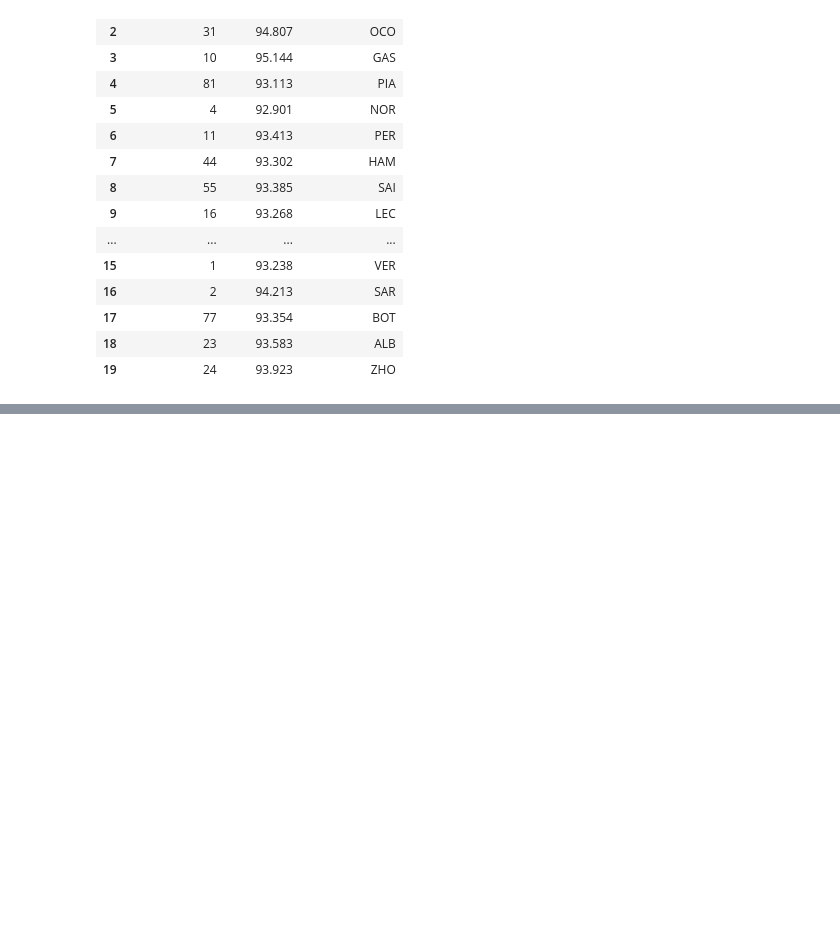
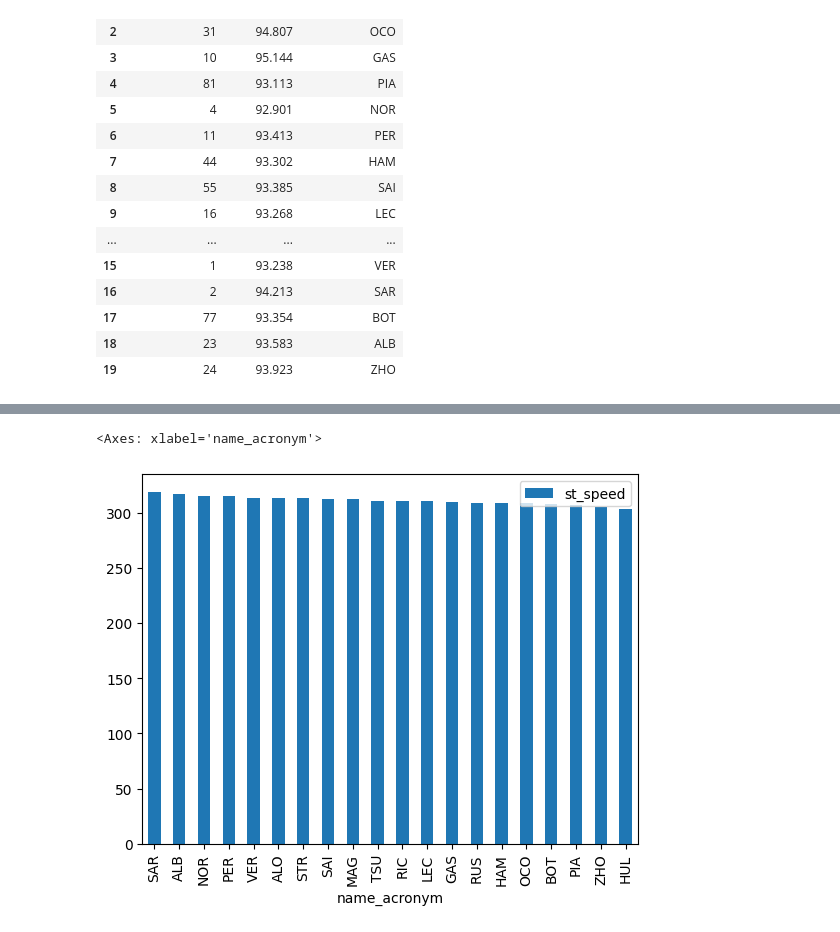
Before and after one commit to frankdelpiero/F1_notebooks, a Jupyter notebook: F1_24/Bahrain_Resume.ipynb, the cells around one changed output, grey strips where cells are left out. Drawn from its saved outputs; the diff is of its cells as text; code cells hidden in the pictures; blank space fills up the shorter version.

Commit message:
Updated Free Practice 2 and Qualy

```diff
--- a/F1_24/Bahrain_Resume.ipynb
+++ b/F1_24/Bahrain_Resume.ipynb
@@ -347,0 +361,17 @@ ValueError: cannot insert delta, already exists
+# %%
+# Speed Trap
+def obtain_speed_trap_maximum(driver,dataset,newdataset):
+    st_speed = dataset.query("driver_number == @driver").st_speed.max()
+    new_row = {'driver_number':driver,'st_speed':st_speed,'name_acronym':dataset.query('driver_number == @driver').head(1).name_acronym.to_string(index=False) }
+
+    newdataset =pd.concat([newdataset, pd.DataFrame([new_row])], ignore_index=True)
+    return newdataset
+# %%
+speedTrap = pd.DataFrame()
+for driver in drivers_list:
+    speedTrap =obtain_speed_trap_maximum(driver,practice1Cleaned,speedTrap)
+# %%
+speedTrap.sort_values(ascending=False,by='st_speed').plot.bar('name_acronym','st_speed')
+# %% [output]
+<Axes: xlabel='name_acronym'>
+[figure, added]
```
Also changed, not shown: parts of 82 cells of this notebook.
